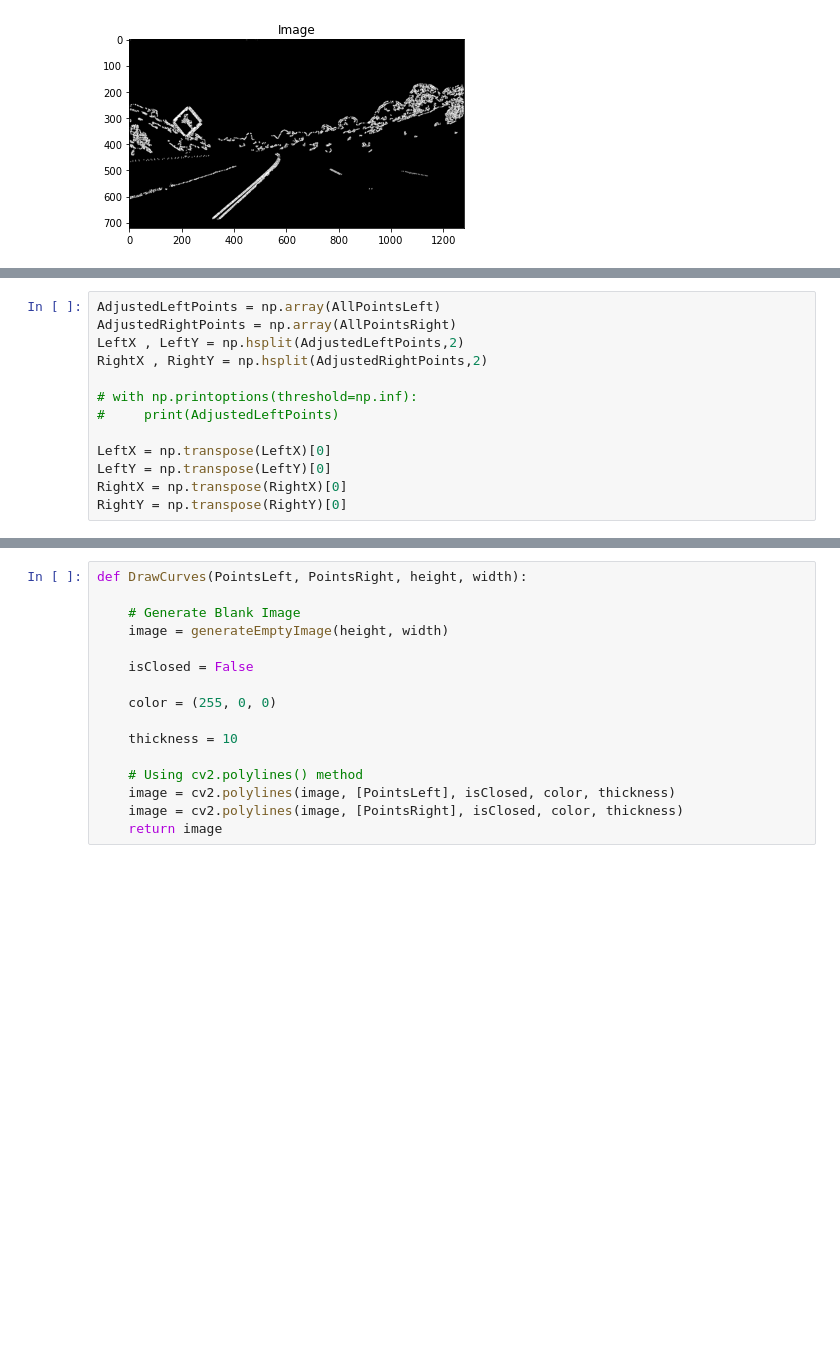
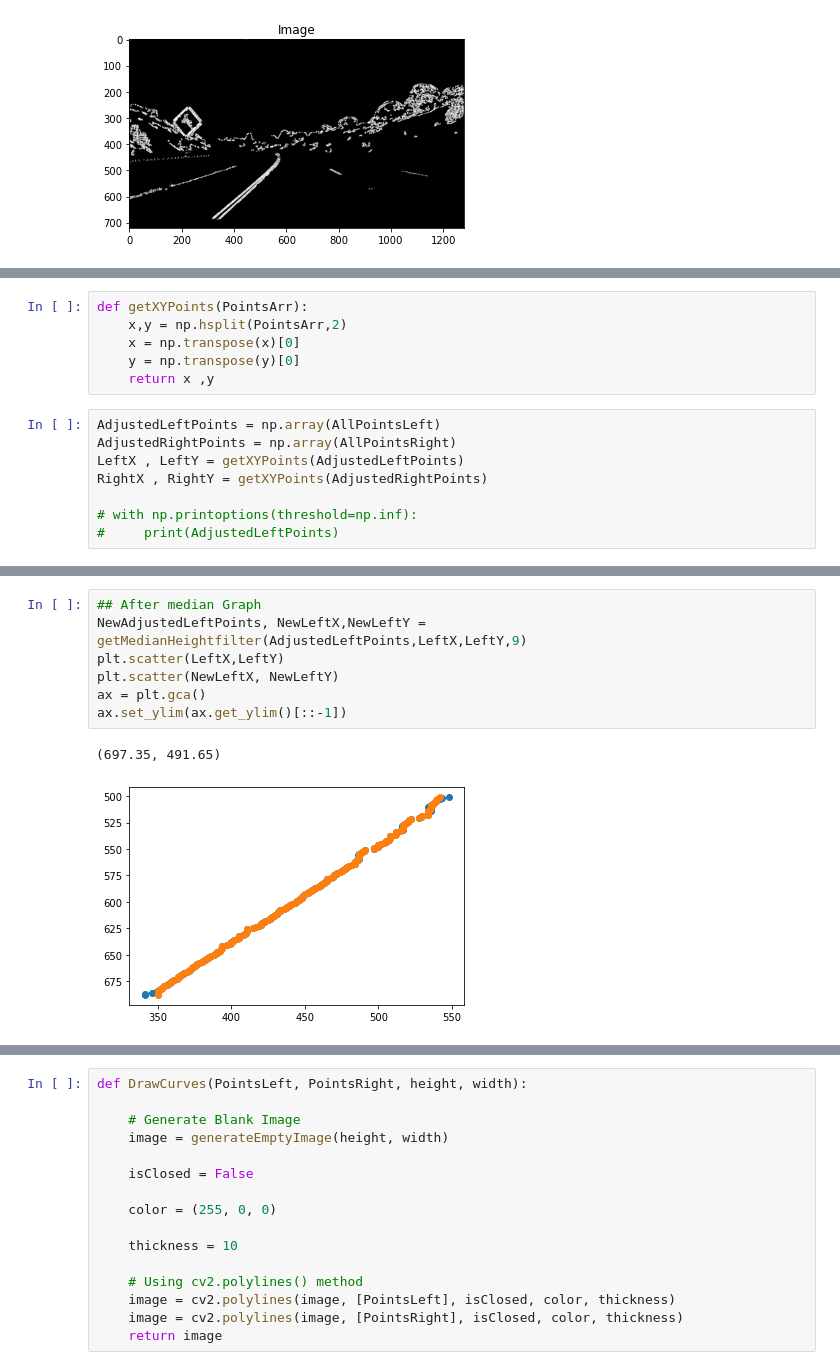
Before and after one commit to Mazen-Ghaleb/ComputerVisionProject, a Jupyter notebook: SelfDrivingPerception.ipynb, the cells around one changed output, grey strips where cells are left out. Drawn from its saved outputs; the diff is of its cells as text; blank space fills up the shorter version.

```diff
--- a/SelfDrivingPerception.ipynb
+++ b/SelfDrivingPerception.ipynb
@@ -284,13 +290,14 @@ show_image(combine)
+# %%
+def getXYPoints(PointsArr):
+    x,y = np.hsplit(PointsArr,2)
+    x = np.transpose(x)[0]
+    y = np.transpose(y)[0]
+    return x ,y
 # %%
 AdjustedLeftPoints = np.array(AllPointsLeft)
 AdjustedRightPoints = np.array(AllPointsRight)
-LeftX , LeftY = np.hsplit(AdjustedLeftPoints,2)
-RightX , RightY = np.hsplit(AdjustedRightPoints,2)
+LeftX , LeftY = getXYPoints(AdjustedLeftPoints)
+RightX , RightY = getXYPoints(AdjustedRightPoints)
 
 # with np.printoptions(threshold=np.inf):
 #     print(AdjustedLeftPoints)
-
-LeftX = np.transpose(LeftX)[0]
-LeftY = np.transpose(LeftY)[0]
-RightX = np.transpose(RightX)[0]
-RightY = np.transpose(RightY)[0]
@@ -296,0 +328,10 @@ RightY = np.transpose(RightY)[0]
+# %%
+## After median Graph
+NewAdjustedLeftPoints, NewLeftX,NewLeftY = getMedianHeightfilter(AdjustedLeftPoints,LeftX,LeftY,9)
+plt.scatter(LeftX,LeftY)
+plt.scatter(NewLeftX, NewLeftY)
+ax = plt.gca()
+ax.set_ylim(ax.get_ylim()[::-1])
+# %% [output]
+(697.35, 491.65)
+[figure, added]
```
Also changed, not shown: parts of 16 cells of this notebook.
